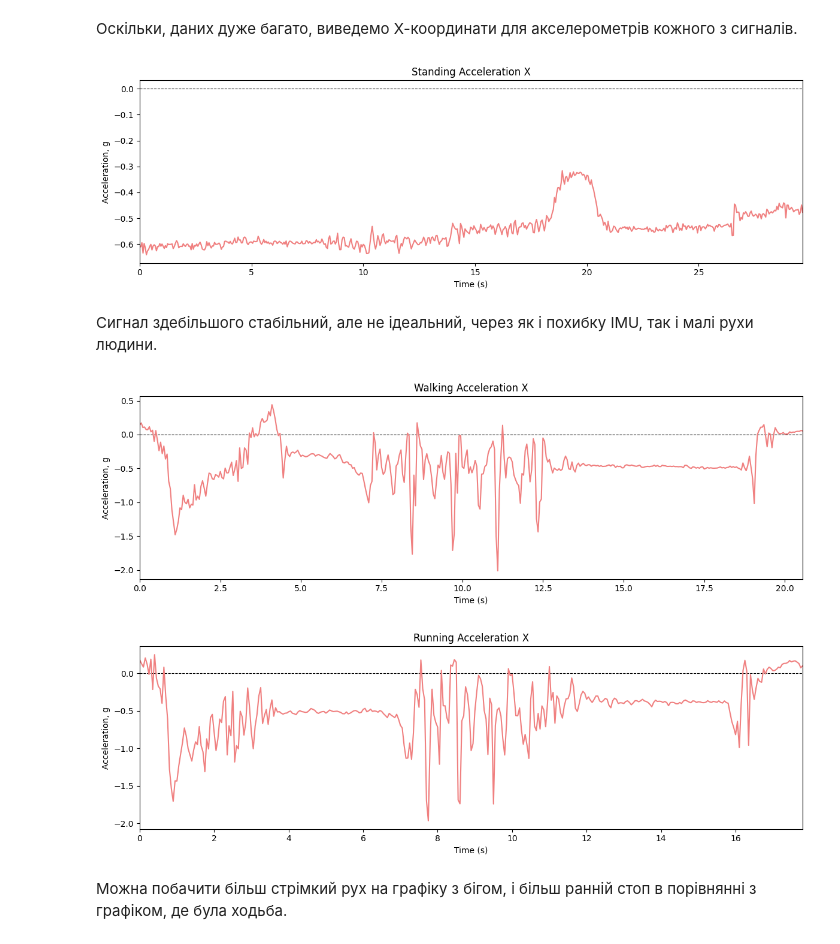
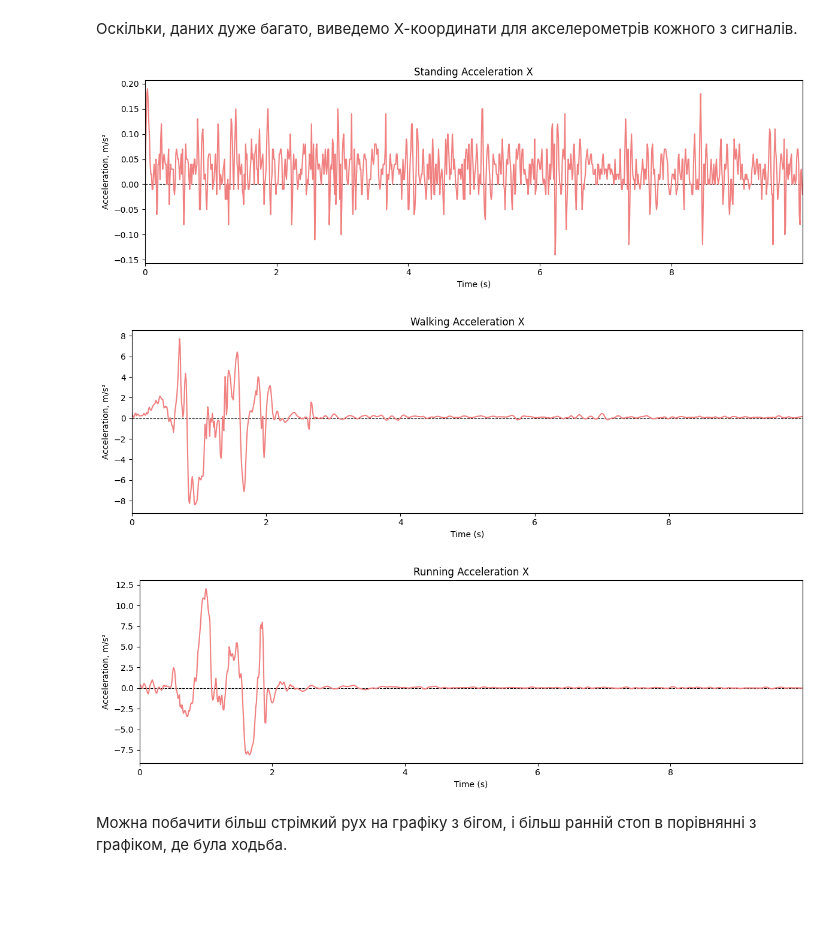
Before and after one commit to n1n1n1q/SignalProcessingLabs, a Jupyter notebook: lab01/sig_proc1.ipynb, the cells around one changed output. Drawn from its saved outputs; the diff is of its cells as text; code cells hidden in the pictures; blank space fills up the shorter version.

```diff
--- a/lab01/sig_proc1.ipynb
+++ b/lab01/sig_proc1.ipynb
@@ -24,13 +24,13 @@ def signal_len(signal, freq):
 # %% [markdown]
 Записи IMU можна знайти в `data/imu`
 # %%
-imu_fs = 20
+imu_fs = 100
 
-standing_gyro = pd.read_csv("data/imu/standing_gyroscope.csv", delimiter=';')
-standing_accel = pd.read_csv("data/imu/standing_acceleration.csv", delimiter=';')
+standing_gyro = pd.read_csv("data/imu/gyro_standing.csv")
+standing_accel = pd.read_csv("data/imu/acc_standing.csv")
 
-walking_gyro = pd.read_csv("data/imu/walking_gyroscope.csv", delimiter=';')
-walking_accel = pd.read_csv("data/imu/walking_acceleration.csv", delimiter=';')
+walking_gyro = pd.read_csv("data/imu/gyro_walking.csv")
+walking_accel = pd.read_csv("data/imu/acc_walking.csv")
 
-running_gyro = pd.read_csv("data/imu/running_gyroscope.csv", delimiter=';')
-running_accel = pd.read_csv("data/imu/running_acceleration.csv", delimiter=';')
+running_gyro = pd.read_csv("data/imu/gyro_running.csv")
+running_accel = pd.read_csv("data/imu/acc_running.csv")
@@ -146,19 +203,17 @@ Validation check
 # %% [markdown]
 Оскільки, даних дуже багато, виведемо Х-координати для акселерометрів кожного з сигналів.
 # %%
-plot_signal_parted(standing_accel['AccelerationX'], imu_fs, start=0, end=-1, title='Standing Acceleration X', ylabel="Acceleration, g")
+plot_signal_parted(standing_accel['ax'], imu_fs, start=0, end=10, title='Standing Acceleration X', ylabel="Acceleration, m/s²")
 # %% [output]
-[figure, old version]
+[figure, new version]
-# %% [markdown]
-Сигнал здебільшого стабільний, але не ідеальний, через як і похибку IMU, так і малі рухи людини.
 # %%
-plot_signal_parted(walking_accel['AccelerationX'], imu_fs, start=0, end=-1, title='Walking Acceleration X', ylabel="Acceleration, g")
+plot_signal_parted(walking_accel['ax'], imu_fs, start=0, end=10, title='Walking Acceleration X', ylabel="Acceleration, m/s²")
 # %% [output]
-[figure, old version]
+[figure, new version]
 # %%
-plot_signal_parted(running_accel['AccelerationX'], imu_fs, start=0, end=-1, title='Running Acceleration X', ylabel="Acceleration, g")
+plot_signal_parted(running_accel['ax'], imu_fs, start=0, end=10, title='Running Acceleration X', ylabel="Acceleration, m/s²")
 # %% [output]
-[figure, old version]
+[figure, new version]
 # %% [markdown]
 Можна побачити більш стрімкий рух на графіку з бігом, і більш ранній стоп в порівнянні з графіком, де була ходьба.
 # %% [markdown]
```
Also changed, not shown: parts of 14 cells of this notebook, 12 other files.
